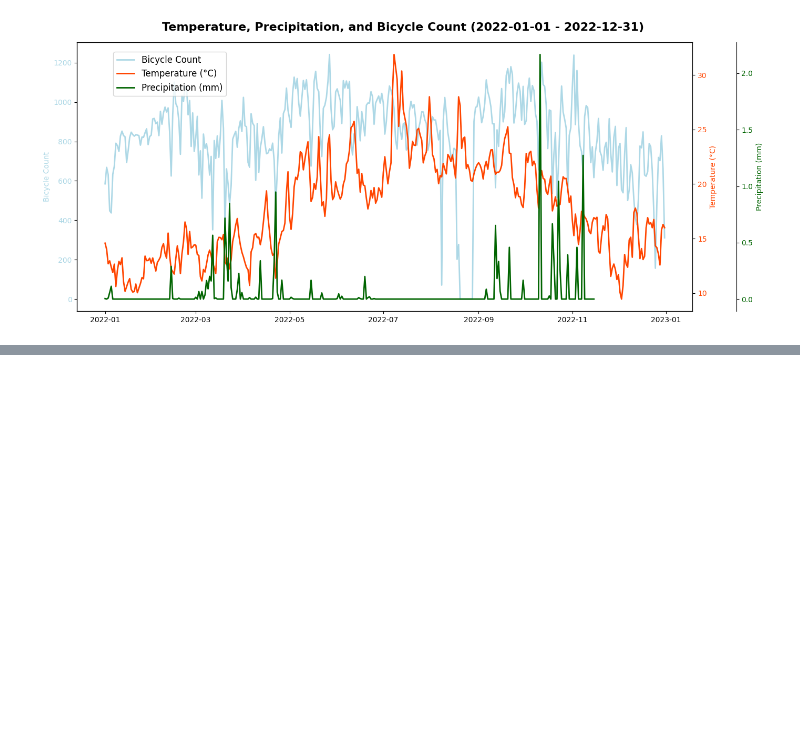
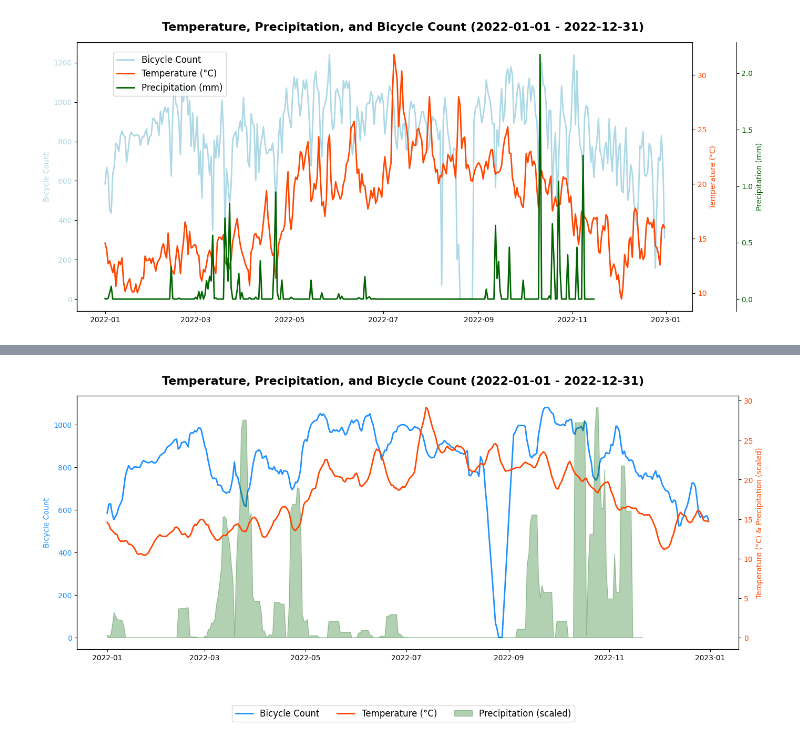
Before and after one commit to joanacarvalheiro/Seasonality, a Jupyter notebook: analise_exploratoria/bicycle_meterology.ipynb, the cells around one changed output, grey strips where cells are left out. Saved outputs shown, nothing was run; the diff lists cells and outputs as text; code cells hidden in the pictures; blank space fills up the shorter version.

```diff
--- a/analise_exploratoria/bicycle_meterology.ipynb
+++ b/analise_exploratoria/bicycle_meterology.ipynb
@@ -308,3 +309,7 @@ Try using .loc[row_indexer,col_indexer] = value instead
 See the caveats in the documentation: https://pandas.pydata.org/pandas-docs/stable/user_guide/indexing.html#returning-a-view-versus-a-copy
   df_bicycle_filtered['total_count'] = df_bicycle_filtered.filter(like='count_').sum(axis=1)
 [figure]
+# %%
+# Converter a coluna 'datetime' para o tipo correto
+df_meterology_filtered['date'] = pd.to_datetime(df_meterology_filtered['datetime']).dt.date
+df_bicycle_filtered['date'] = pd.to_datetime(df_bicycle_filtered.index).date
@@ -310,0 +327,51 @@ See the caveats in the documentation: https://pandas.pydata.org/pandas-docs/stab
+# %%
+
+
+df_temp_daily = df_meterology_filtered.groupby(pd.to_datetime(df_meterology_filtered['date']))['temp'].mean()
+df_precip_daily = df_meterology_filtered.groupby(pd.to_datetime(df_meterology_filtered['date']))['precip'].mean()
+df_bike_daily = df_bicycle_filtered.groupby(pd.to_datetime(df_bicycle_filtered['date']))['total_count'].mean()
+
+# Aplicando uma média móvel de 7 dias para suavizar os dados
+df_bike_daily_smooth = df_bike_daily.rolling(window=7, min_periods=1).mean()
+df_temp_daily_smooth = df_temp_daily.rolling(window=7, min_periods=1).mean()
+df_precip_daily_smooth = df_precip_daily.rolling(window=7, min_periods=1).mean()
+
+# Criando a figura
+fig, ax1 = plt.subplots(figsize=(14, 6))
+
+# Gráfico da contagem de bicicletas
+ax1.plot(df_bike_daily_smooth.index, df_bike_daily_smooth, color='dodgerblue', linewidth=2, label='Bicycle Count')
+ax1.set_ylabel('Bicycle Count', color='dodgerblue')
+ax1.tick_params(axis='y', labelcolor='dodgerblue')
+
+# Criando o segundo eixo Y para temperatura e precipitação
+ax2 = ax1.twinx()
+
+# Gráfico da temperatura
+ax2.plot(df_temp_daily_smooth.index, df_temp_daily_smooth, color='orangered', linewidth=2, label='Temperature (°C)')
+
+# Normalizando a precipitação para que fique em uma escala semelhante à temperatura
+max_precip = df_precip_daily_smooth.max()
+df_precip_normalized = df_precip_daily_smooth * (df_temp_daily_smooth.max() / max_precip)  # Ajusta escala
+
+# Gráfico da precipitação
+ax2.fill_between(df_precip_normalized.index, df_precip_normalized, color='darkgreen', alpha=0.3, label='Precipitation (scaled)')
+
+ax2.set_ylabel('Temperature (°C) & Precipitation (scaled)', color='orangered')
+ax2.tick_params(axis='y', labelcolor='orangered')
+
+# Título mais destacado
+fig.suptitle(f'Temperature, Precipitation, and Bicycle Count ({start_date} - {end_date})',
+             fontsize=16, fontweight='bold')
+
+# Ajuste da legenda
+
+fig.legend(loc='upper center', bbox_to_anchor=(0.5, -0.05), ncol=3, fontsize=12)
+
+# Melhorando o layout
+plt.tight_layout(rect=[0, 0.05, 1, 1])  # Dá espaço para a legenda
+
+# Exibindo o gráfico
+plt.show()
+# %% [output]
+[figure, added]
```
Also changed, not shown: parts of 3 cells of this notebook, 3 other files.
